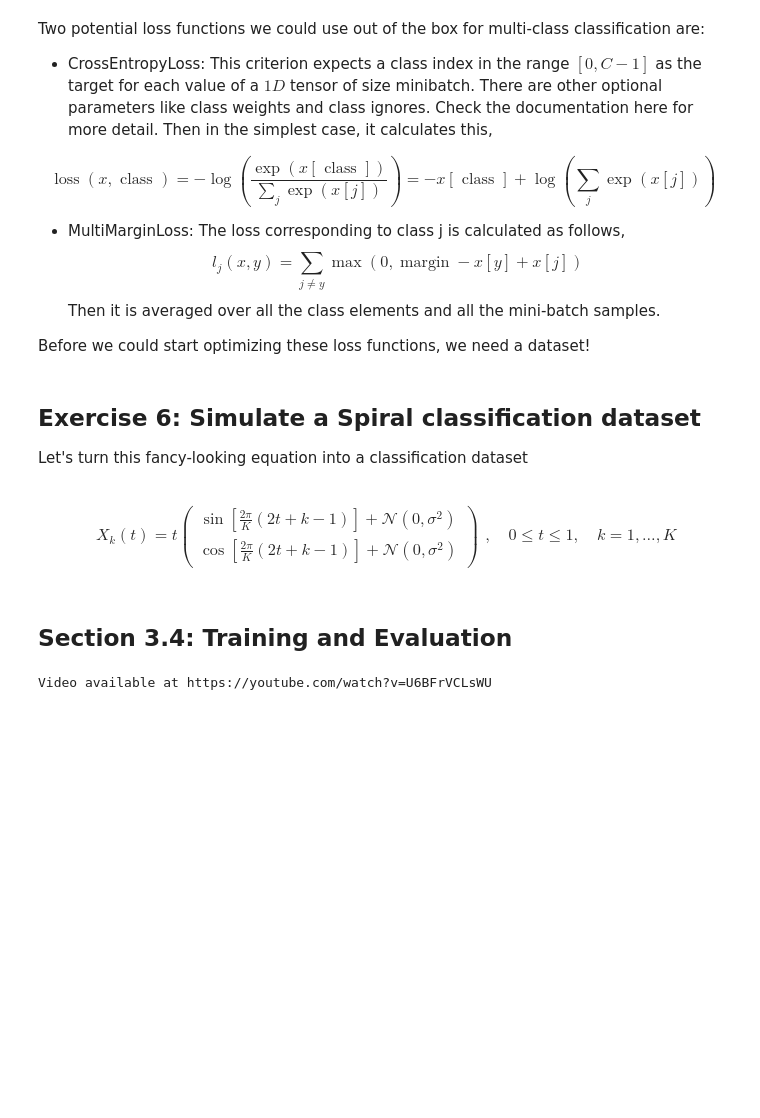
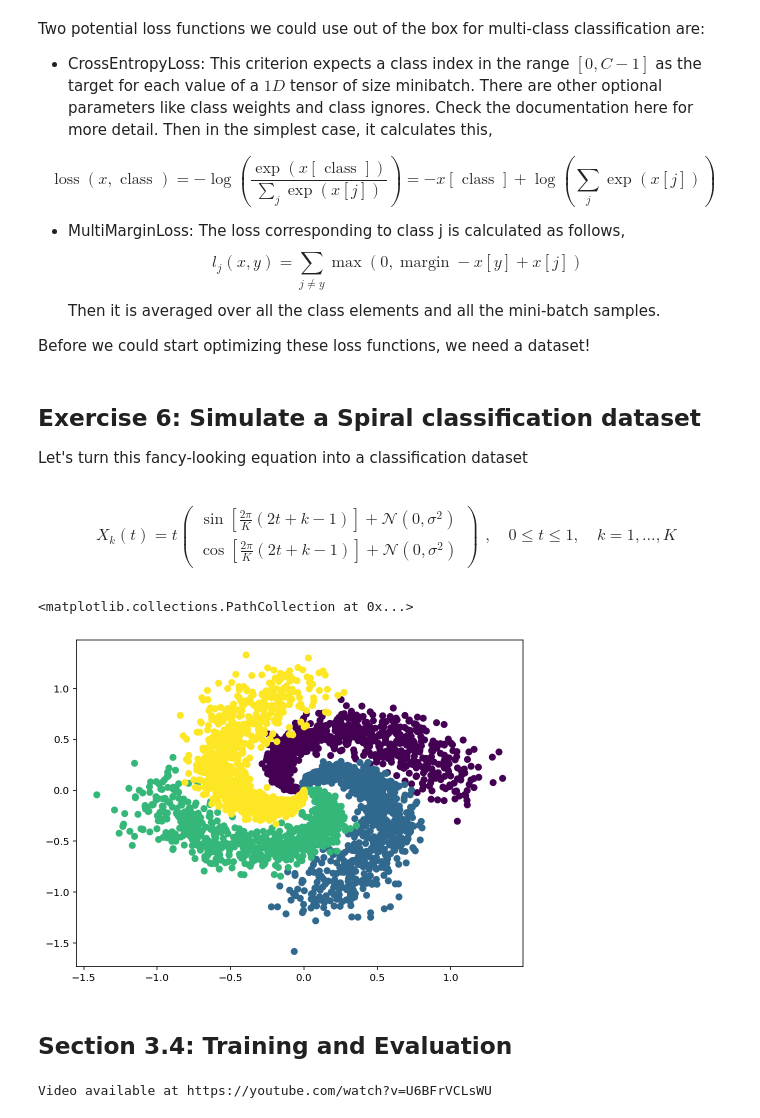
Before and after one commit to miltondp/k99_courses, a Jupyter notebook: cis_522/classes/01_31-week3/CIS_522_W3D1_Tutorial_–_Student_Version.ipynb, the cells around one changed output. Cells and saved outputs as stored; diff of their text form; code cells hidden in the pictures; blank space fills up the shorter version.

```diff
--- a/cis_522/classes/01_31-week3/CIS_522_W3D1_Tutorial_–_Student_Version.ipynb
+++ b/cis_522/classes/01_31-week3/CIS_522_W3D1_Tutorial_–_Student_Version.ipynb
@@ -454,32 +458,32 @@ class Net(nn.Module):
         ####################################################################
         # Fill in missing code below (...),
         # then remove or comment the line below to test your function
-        raise NotImplementedError("Create MLP Layers")
+        # raise NotImplementedError("Create MLP Layers")
         ####################################################################
 
         # Loop over layers and create each one
         for i in range(len(hidden_units)):
           next_num_inputs = hidden_units[i]
-          self.layers += ...
+          self.layers += [nn.Linear(num_inputs, next_num_inputs )]
           num_inputs = next_num_inputs
 
         # Create final layer
         self.out = nn.Linear(num_inputs, num_outputs)
 
-    def forward(self, x):
+    def forward(self, x: torch.Tensor):
 
         ####################################################################
         # Fill in missing code below (...),
         # then remove or comment the line below to test your function
-        raise NotImplementedError("Calculate the forward pass")
+        # raise NotImplementedError("Calculate the forward pass")
         ####################################################################
 
         # Flatten inputs to 2D (if more than that)
-        x = ...
+        x = x.flatten(1, )
 
         # Get activations of each layer
         for layer in self.layers:
-          x = ...
+          x = self.actv(layer(x))
 
         # Get outputs
         x = self.out(x)
@@ -487,11 +491,11 @@ class Net(nn.Module):
         return x
 
 ### Uncomment below to create network and test it on input
-# net = Net(actv='LeakyReLU(0.1)',
-#     num_inputs = 2,
-#     hidden_units = [100, 10, 5],
-#     num_outputs = 1)
+net = Net(actv='LeakyReLU(0.1)',
+    num_inputs = 16,
+    hidden_units = [100, 10, 5],
+    num_outputs = 1)
 
-# input = torch.zeros((100, 2))
-# y = net(input)
-# print(f'The output shape is {y.shape} for an input of shape {input.shape}')
+input = torch.zeros((100, 2, 8))
+y = net(input)
+print(f'The output shape is {y.shape} for an input of shape {input.shape}')
@@ -580,33 +586,36 @@ $$
 # %%
 def create_spiral_dataset(K, sigma, N):
 
     # Initialize t, X, y
     t = torch.linspace(0, 1, N)
     X = torch.zeros(K*N, 2)
     y = torch.zeros(K*N)
 
     ####################################################################
     # Fill in missing code below (...),
     # then remove or comment the line below to test your function
-    raise NotImplementedError("Create spiral data")
+    # raise NotImplementedError("Create spiral data")
     ####################################################################
 
     # Create data
     for k in range(K):
-      X[k*N:(k+1)*N, 0] = ...
-      X[k*N:(k+1)*N, 1] = ...
-      y[k*N:(k+1)*N] = ...
+      X[k*N:(k+1)*N, 0] = t*(torch.sin(2 * np.pi / K * (2 * t + k - 1)) + sigma * torch.randn(N))
+      X[k*N:(k+1)*N, 1] = t*(torch.cos(2 * np.pi / K * (2 * t + k - 1)) + sigma * torch.randn(N))
+      y[k*N:(k+1)*N] = k
 
     return X, y
 
 # Set parameters
 K = 4
-sigma = 0.5
+sigma = 0.16
 N = 1000
 
 ### Uncomment below to visualize data when done
-# X, y = create_spiral_dataset(K, sigma, N)
-# plt.scatter(X[:, 0], X[:, 1], c = y)
+X, y = create_spiral_dataset(K, sigma, N)
+plt.scatter(X[:, 0], X[:, 1], c = y)
+# %% [output]
+<matplotlib.collections.PathCollection at 0x...>
+[figure, added]
 # %% [markdown]
 ## Section 3.4: Training and Evaluation
 # %%
```
Also changed, not shown: parts of 12 cells of this notebook.
